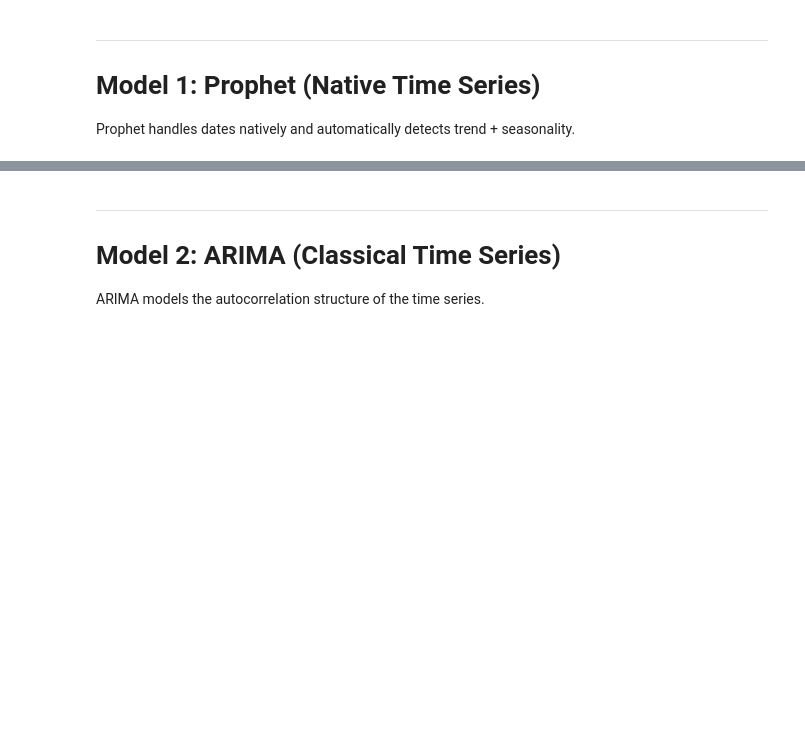
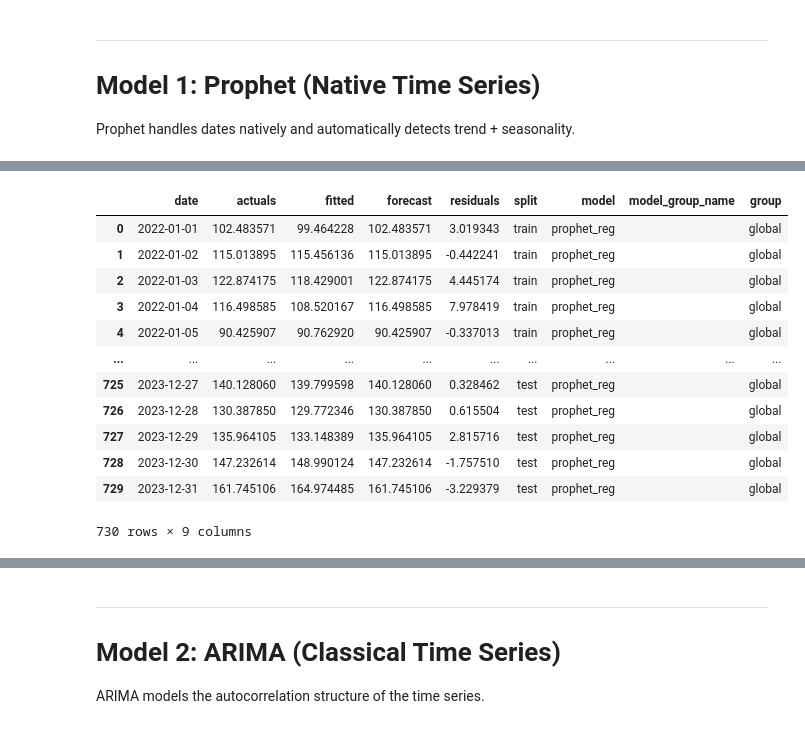
Before and after one commit to m-deane/py-tidymodels2, a Jupyter notebook: examples/05_time_series_forecasting_demo.ipynb, the cells around one changed output, grey strips where cells are left out. Drawn from its saved outputs; the diff is of its cells as text; code cells hidden in the pictures; blank space fills up the shorter version.

```diff
--- a/examples/05_time_series_forecasting_demo.ipynb
+++ b/examples/05_time_series_forecasting_demo.ipynb
@@ -94,3 +169,19 @@ print(outputs_prophet[outputs_prophet['split'] == 'test'].head(10))
+# %%
+outputs_prophet
+# %% [output]
+|  | date | actuals | fitted | forecast | residuals | split | model | model_group_name | group |
+| 0 | 2022-01-01 | 102.483571 | 99.464228 | 102.483571 | 3.019343 | train | prophet_reg |  | global |
+| 1 | 2022-01-02 | 115.013895 | 115.456136 | 115.013895 | -0.442241 | train | prophet_reg |  | global |
+| 2 | 2022-01-03 | 122.874175 | 118.429001 | 122.874175 | 4.445174 | train | prophet_reg |  | global |
+| 3 | 2022-01-04 | 116.498585 | 108.520167 | 116.498585 | 7.978419 | train | prophet_reg |  | global |
+| 4 | 2022-01-05 | 90.425907 | 90.762920 | 90.425907 | -0.337013 | train | prophet_reg |  | global |
+| ... | ... | ... | ... | ... | ... | ... | ... | ... | ... |
+| 725 | 2023-12-27 | 140.128060 | 139.799598 | 140.128060 | 0.328462 | test | prophet_reg |  | global |
+| 726 | 2023-12-28 | 130.387850 | 129.772346 | 130.387850 | 0.615504 | test | prophet_reg |  | global |
+| 727 | 2023-12-29 | 135.964105 | 133.148389 | 135.964105 | 2.815716 | test | prophet_reg |  | global |
+| 728 | 2023-12-30 | 147.232614 | 148.990124 | 147.232614 | -1.757510 | test | prophet_reg |  | global |
+| 729 | 2023-12-31 | 161.745106 | 164.974485 | 161.745106 | -3.229379 | test | prophet_reg |  | global |
+730 rows × 9 columns
 # %%
 # Get test metrics
 prophet_test_metrics = stats_prophet[
```
Also changed, not shown: parts of 30 cells of this notebook, 18 other files.
